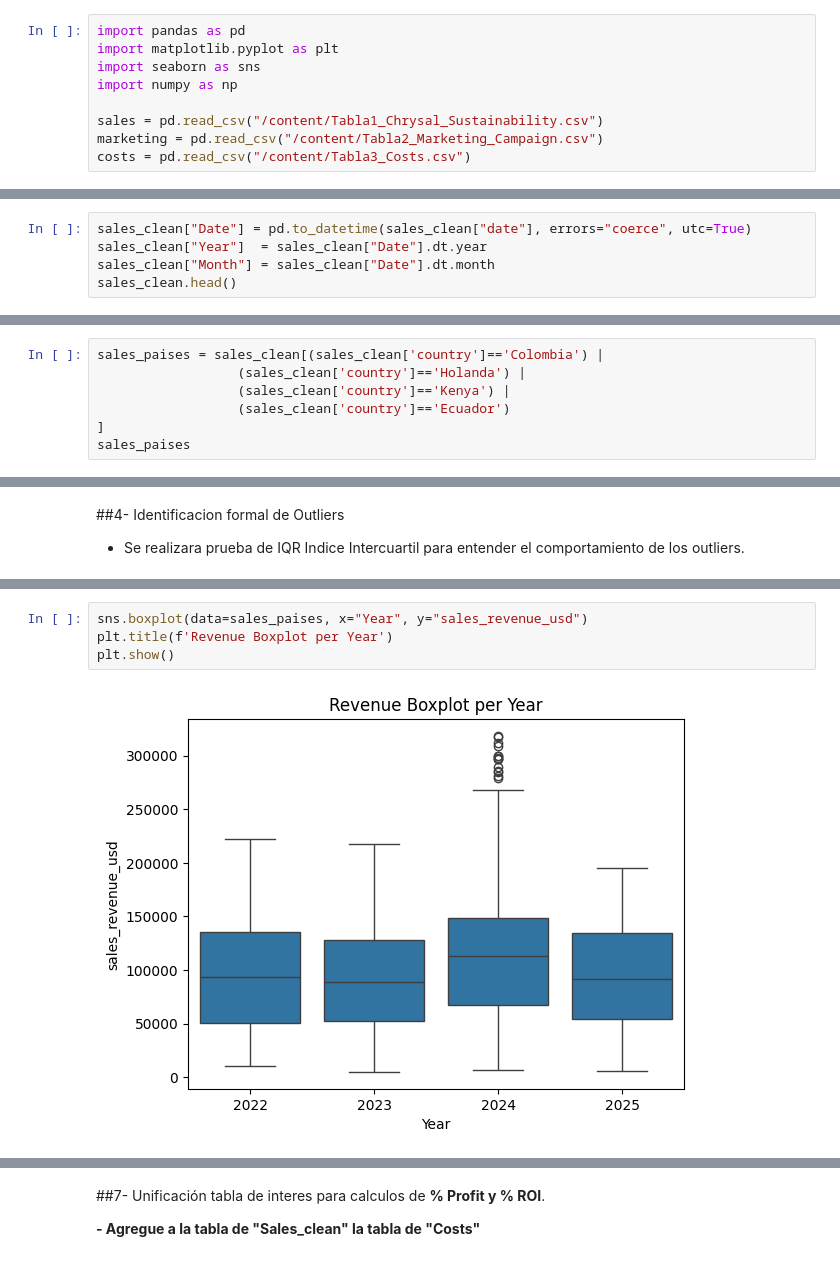
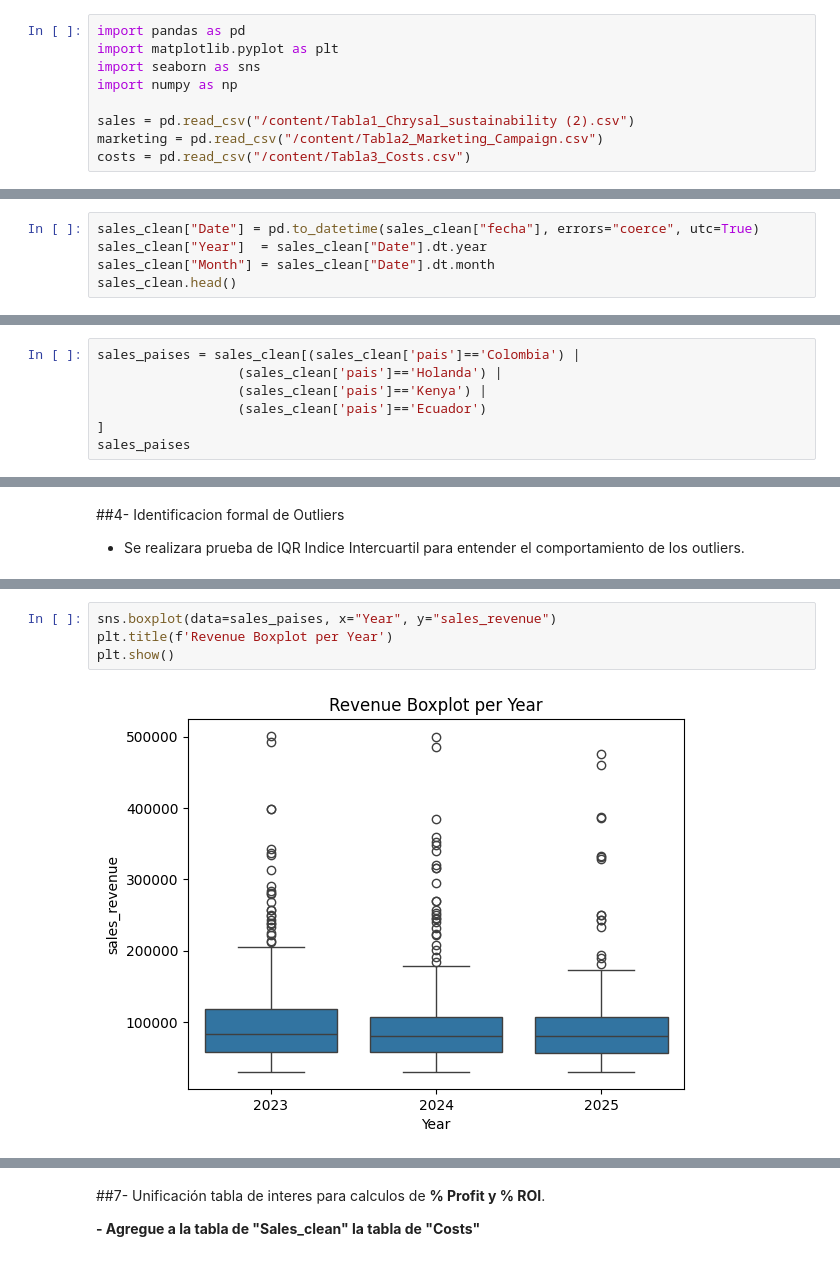
Before and after one commit to alexsandoval05/Revenue-sustainability-Chrysal, a Jupyter notebook: chrysal_profit_sustainability.ipynb, the cells around one changed output, grey strips where cells are left out. Cells and saved outputs as stored; diff of their text form.

```diff
--- a/chrysal_profit_sustainability.ipynb
+++ b/chrysal_profit_sustainability.ipynb
@@ -11,7 +11,7 @@ import matplotlib.pyplot as plt
 import seaborn as sns
 import numpy as np
 
-sales = pd.read_csv("/content/Tabla1_Chrysal_Sustainability.csv")
+sales = pd.read_csv("/content/Tabla1_Chrysal_sustainability (2).csv")
 marketing = pd.read_csv("/content/Tabla2_Marketing_Campaign.csv")
 costs = pd.read_csv("/content/Tabla3_Costs.csv")
 # %%
@@ -49,7 +49,7 @@ mostrar_heads(datasets)
 6          4000.0            1         Email Marketing
 7          4000.0            1         Email Marketing
 # %%
-sales_clean["Date"] = pd.to_datetime(sales_clean["date"], errors="coerce", utc=True)
+sales_clean["Date"] = pd.to_datetime(sales_clean["fecha"], errors="coerce", utc=True)
 sales_clean["Year"]  = sales_clean["Date"].dt.year
 sales_clean["Month"] = sales_clean["Date"].dt.month
 sales_clean.head()
@@ -354,10 +372,10 @@ De acuerdo a este conteo de columnas **categoricas dominantes**  **NO** se evide
 # %% [markdown]
 ## **3- Visualizacion Diagnóstica**
 # %%
-sales_paises = sales_clean[(sales_clean['country']=='Colombia') |
-                  (sales_clean['country']=='Holanda') |
-                  (sales_clean['country']=='Kenya') |
-                  (sales_clean['country']=='Ecuador')
+sales_paises = sales_clean[(sales_clean['pais']=='Colombia') |
+                  (sales_clean['pais']=='Holanda') |
+                  (sales_clean['pais']=='Kenya') |
+                  (sales_clean['pais']=='Ecuador')
 ]
 sales_paises
 # %% [output]
@@ -414,6 +468,6 @@ plt.show()
 # %%
-sns.boxplot(data=sales_paises, x="Year", y="sales_revenue_usd")
+sns.boxplot(data=sales_paises, x="Year", y="sales_revenue")
 plt.title(f'Revenue Boxplot per Year')
 plt.show()
 # %% [output]
-[figure, old version]
+[figure, new version]
```
Also changed, not shown: parts of 53 cells of this notebook.
